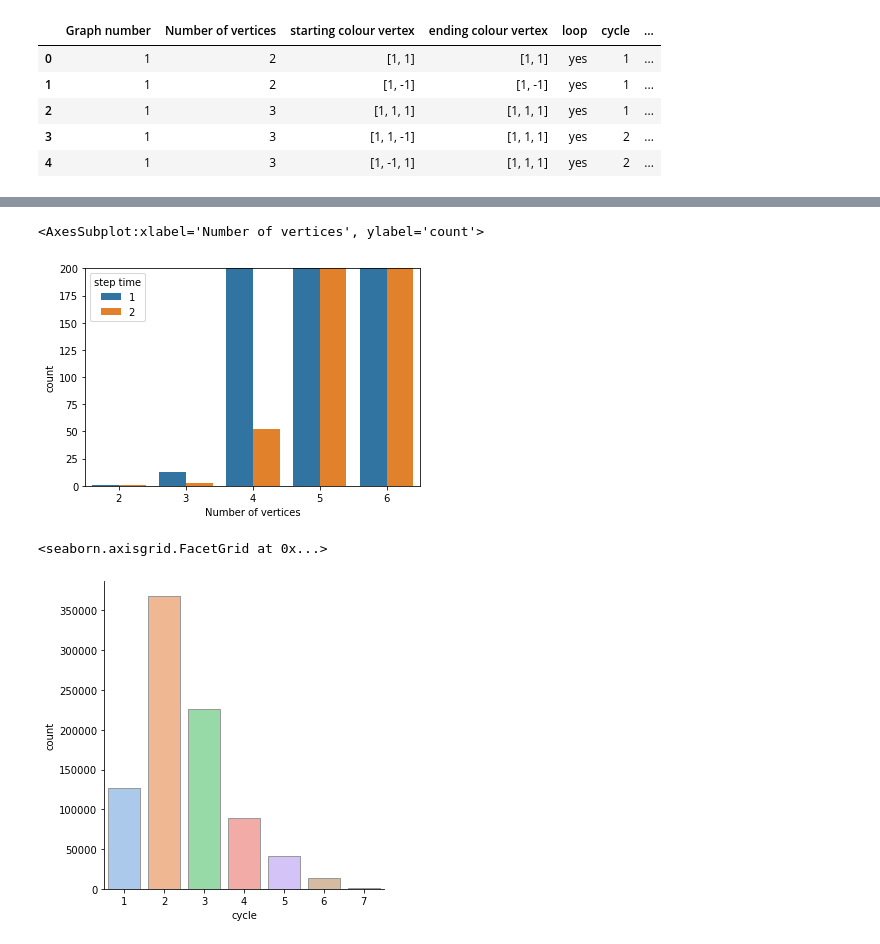
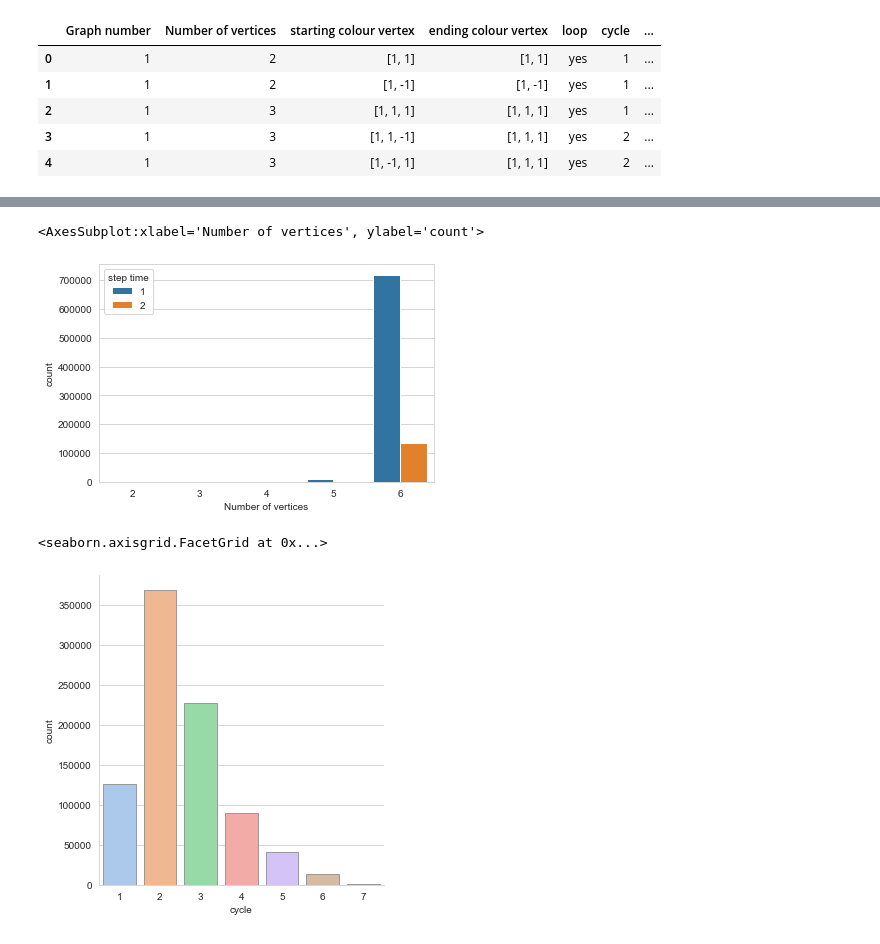
Before and after one commit to Sanskar-16/capstone, a Jupyter notebook: code/analysis.ipynb, the cells around one changed output, grey strips where cells are left out. Saved outputs shown, nothing was run; the diff lists cells and outputs as text; code cells hidden in the pictures.

Commit message:
added kurtosis to analysis, and made some plots

```diff
--- a/code/analysis.ipynb
+++ b/code/analysis.ipynb
@@ -15,0 +45,3 @@ df.head()
+# %%
+sns.set_style("whitegrid")
+sns.despine()
@@ -16,13 +59,12 @@ df.head()
 # %%
-plt.ylim(0, 200)
 sns.countplot(x="Number of vertices", hue="step time",  data=df)
 # %% [output]
 <AxesSubplot:xlabel='Number of vertices', ylabel='count'>
-[figure, old version]
+[figure, new version]
 # %%
 sns.catplot(x="cycle", kind="count",
             palette="pastel", edgecolor=".6",
             data=df)
 # %% [output]
 <seaborn.axisgrid.FacetGrid at 0x...>
-[figure, old version]
+[figure, new version]
```
Also changed, not shown: parts of 7 cells of this notebook, 1 other file.
